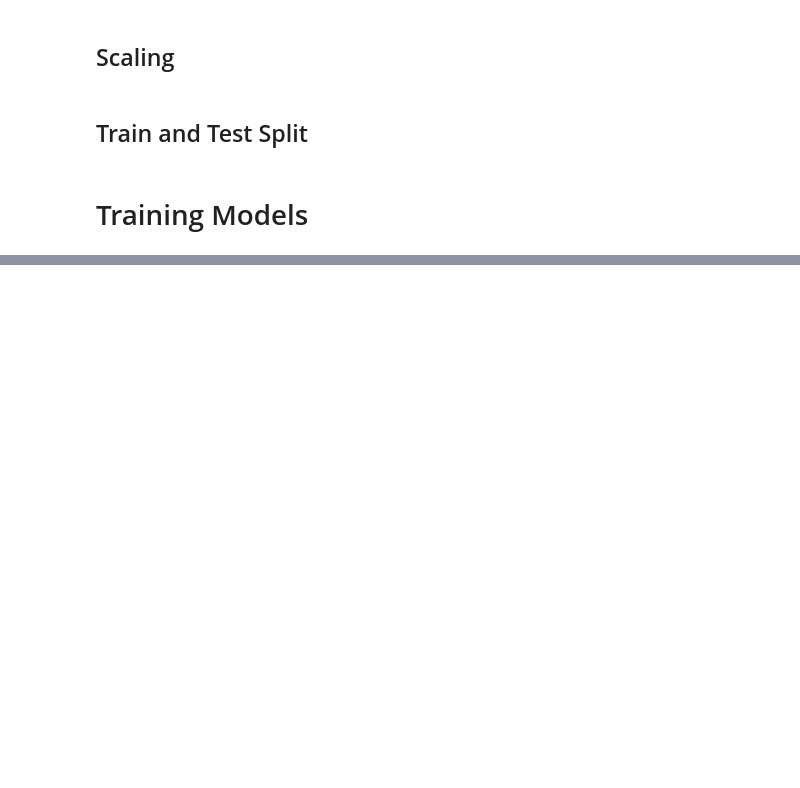
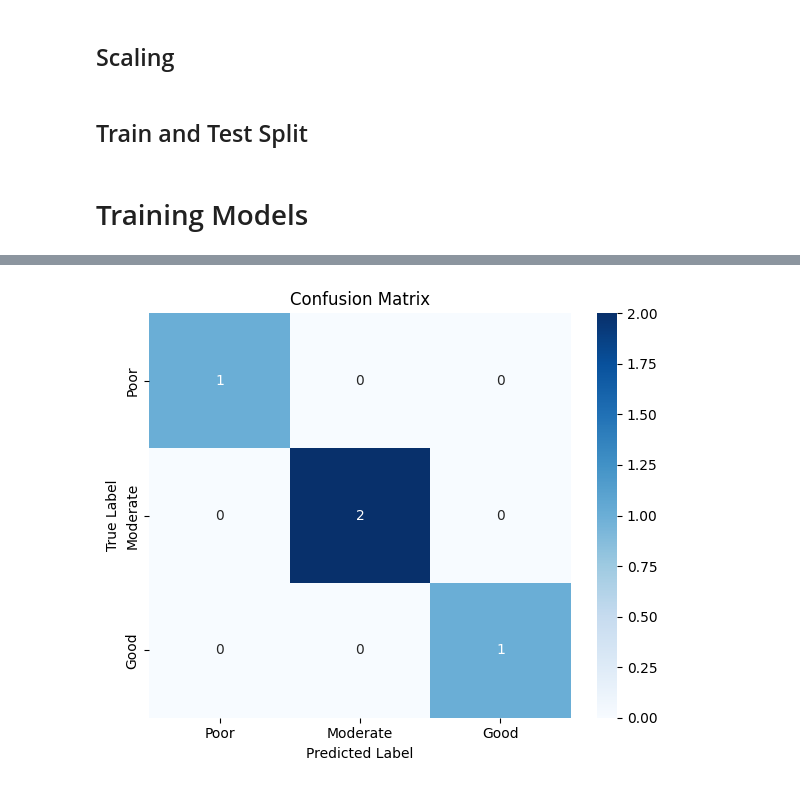
Before and after one commit to RidaDurani/firebase-health-data-analysis, a Jupyter notebook: backend/4_model_training.ipynb, the cells around one changed output, grey strips where cells are left out. Saved outputs shown, nothing was run; the diff lists cells and outputs as text; code cells hidden in the pictures; blank space fills up the shorter version.

```diff
--- a/backend/4_model_training.ipynb
+++ b/backend/4_model_training.ipynb
@@ -105,4 +134,7 @@ def classify_health(row):
 # %% [markdown]
 ## One Hot Encoding
 # %%
-#One Hot Encoding
+#One-Hot Encoding for Sleep Quality
+cleaned_data_X = pd.get_dummies(cleaned_data, columns=['sleep_quality'],prefix=['sleep_quality'], drop_first=True, dtype=int)
+cleaned_data_X = cleaned_data_X.drop(['health_category'], axis = 1)
+cleaned_data_X.tail(1)
@@ -109,6 +171,26 @@ def classify_health(row):
 # %% [markdown]
 ## Scaling
+# %%
+#Feature Scaling
+scaler = StandardScaler()
+X_scaled = scaler.fit_transform(cleaned_data_X)
 # %% [markdown]
 ## Train and Test Split
+# %%
+#Train-Test Split
+X_train, X_test, y_train, y_test = train_test_split(
+    X_scaled,
+    cleaned_data_y['health_rank'],
+    test_size=0.2,
+    random_state=42,
+    stratify=cleaned_data_y['health_rank']
+)
 # %% [markdown]
 # Training Models
+# %%
+# Step 3: Train Random Forest Classifier
+rf = RandomForestClassifier(n_estimators=100, random_state=42)
+rf.fit(X_train, y_train)
+
+# Step 4: Evaluation
+y_pred = rf.predict(X_test)
@@ -114,0 +222,21 @@ def classify_health(row):
+# %%
+import seaborn as sns
+import matplotlib.pyplot as plt
+from sklearn.metrics import confusion_matrix
+
+# Generate confusion matrix
+cm = confusion_matrix(y_test, y_pred)
+
+# Define class labels
+labels = ['Poor', 'Moderate', 'Good']
+
+# Plot confusion matrix
+plt.figure(figsize=(6,5))
+sns.heatmap(cm, annot=True, fmt='d', cmap='Blues', xticklabels=labels, yticklabels=labels)
+plt.title('Confusion Matrix')
+plt.xlabel('Predicted Label')
+plt.ylabel('True Label')
+plt.tight_layout()
+plt.show()
+# %% [output]
+[figure, added]
```
Also changed, not shown: parts of 11 cells of this notebook.
